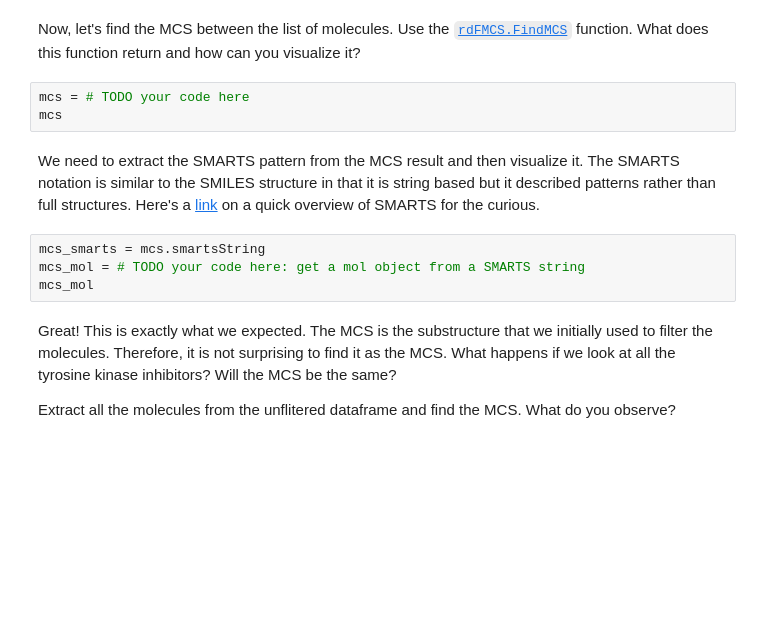
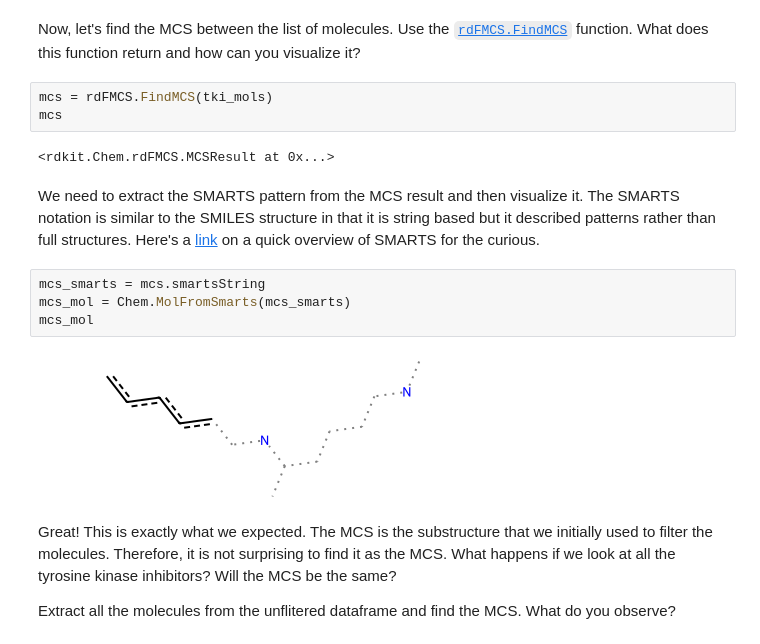
Before and after one commit to philippeloe/practical-programming-in-chemistry-exercises, a Jupyter notebook: week_06/06_exercises.ipynb, the cells around one changed output. Cells and saved outputs as stored; diff of their text form; blank space fills up the shorter version.

```diff
--- a/week_06/06_exercises.ipynb
+++ b/week_06/06_exercises.ipynb
@@ -138,14 +229,18 @@ tki_mols[0]
 # %% [markdown]
 Now, let's find the MCS between the list of molecules. Use the [`rdFMCS.FindMCS`](https://www.rdkit.org/docs/source/rdkit.Chem.rdFMCS.html) function. What does this function return and how can you visualize it?
-# %%
-mcs = # TODO your code here
-mcs
+# %%
+mcs = rdFMCS.FindMCS(tki_mols)
+mcs
+# %% [output]
+<rdkit.Chem.rdFMCS.MCSResult at 0x...>
 # %% [markdown]
 We need to extract the SMARTS pattern from the MCS result and then visualize it. The SMARTS notation is similar to the SMILES structure in that it is string based but it described patterns rather than full structures. Here's a [link](https://ics.uci.edu/~dock/manuals/DaylightTheoryManual/theory.smarts.html#:~:text=All%20SMILES%20expressions%20are%20also,when%20used%20as%20a%20SMARTS.) on a quick overview of SMARTS for the curious.
-# %%
-mcs_smarts = mcs.smartsString
-mcs_mol = # TODO your code here: get a mol object from a SMARTS string
-mcs_mol
+# %%
+mcs_smarts = mcs.smartsString
+mcs_mol = Chem.MolFromSmarts(mcs_smarts)
+mcs_mol
+# %% [output]
+[figure, added]
 # %% [markdown]
 Great! This is exactly what we expected. The MCS is the substructure that we initially used to filter the molecules. Therefore, it is not surprising to find it as the MCS. What happens if we look at all the tyrosine kinase inhibitors? Will the MCS be the same?
 
```
Also changed, not shown: parts of 44 cells of this notebook, 1 other file.
